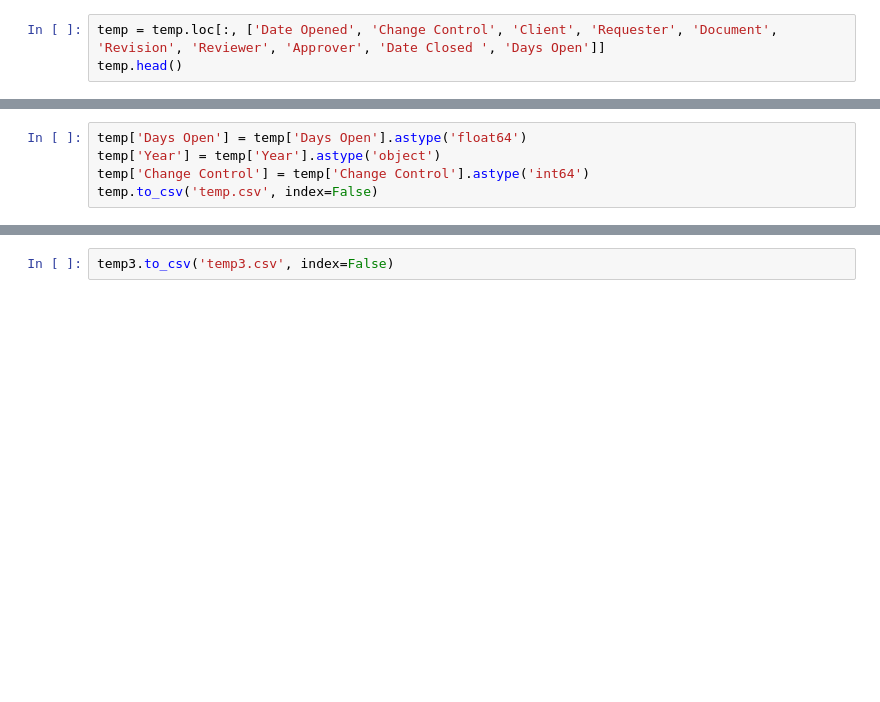
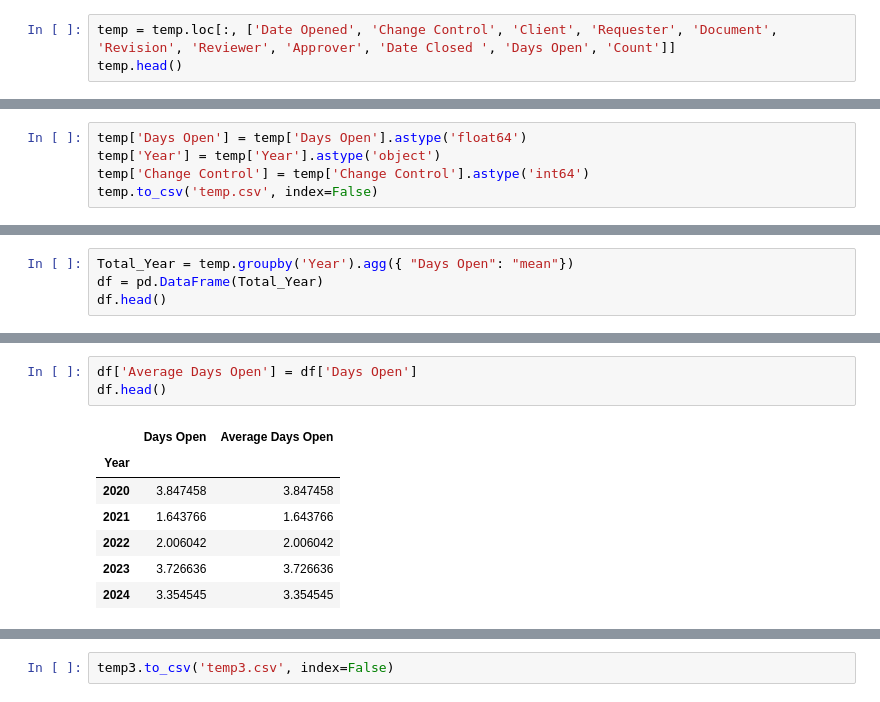
Before and after one commit to cpatterson71/Quality_Dashboard, a Jupyter notebook: Quality_Data_Clean_Up.ipynb, the cells around one changed output, grey strips where cells are left out. Cells and saved outputs as stored; diff of their text form; blank space fills up the shorter version.

```diff
--- a/Quality_Data_Clean_Up.ipynb
+++ b/Quality_Data_Clean_Up.ipynb
@@ -20,7 +20,7 @@ temp.head()
 | 3 | 2020-10-13 | 20004 | LPI | Lee Chen | LPI-SOP-304 | 001 | Lee Chen | Carl Patterson | SOP | ... |
 | 4 | 2020-10-15 | 20005 | LPI | Carl Patterson | LPI-SOP-409 | 001 | Lee Chen | Rachel Long | SOP | ... |
 # %%
-temp = temp.loc[:, ['Date Opened', 'Change Control', 'Client', 'Requester', 'Document', 'Revision', 'Reviewer', 'Approver', 'Date Closed ', 'Days Open']]
+temp = temp.loc[:, ['Date Opened', 'Change Control', 'Client', 'Requester', 'Document', 'Revision', 'Reviewer', 'Approver', 'Date Closed ', 'Days Open', 'Count']]
 temp.head()
 # %% [output]
 |  | Date Opened | Change Control | Client | Requester | Document | Revision | Reviewer | Approver | Date Closed | ... |
@@ -72,0 +85,4 @@ temp.to_csv('temp.csv', index=False)
+# %%
+Total_Year = temp.groupby('Year').agg({ "Days Open": "mean"})
+df = pd.DataFrame(Total_Year)
+df.head()
@@ -72,0 +97,11 @@ temp.to_csv('temp.csv', index=False)
+# %%
+df['Average Days Open'] = df['Days Open']
+df.head()
+# %% [output]
+|  | Days Open | Average Days Open |
+| Year |  |  |
+| 2020 | 3.847458 | 3.847458 |
+| 2021 | 1.643766 | 1.643766 |
+| 2022 | 2.006042 | 2.006042 |
+| 2023 | 3.726636 | 3.726636 |
+| 2024 | 3.354545 | 3.354545 |
```
Also changed, not shown: parts of 14 cells of this notebook, 4 other files.
